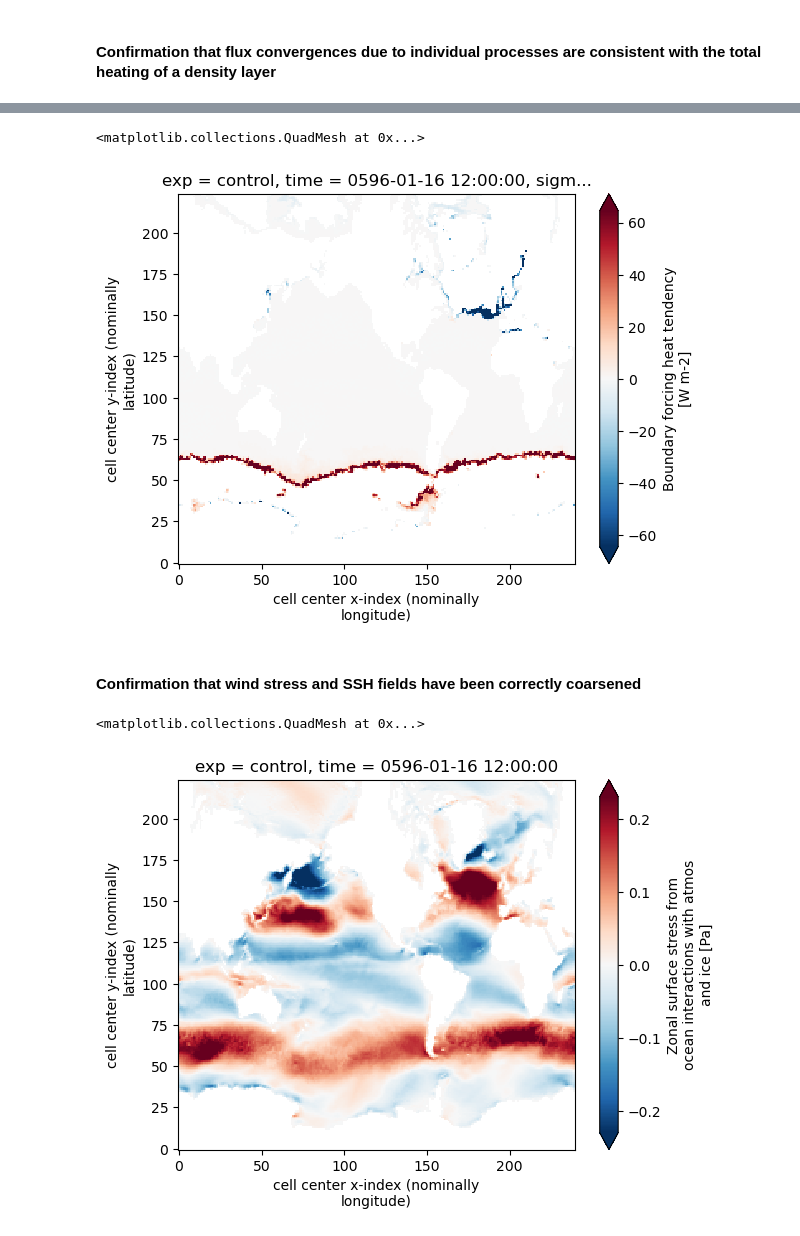
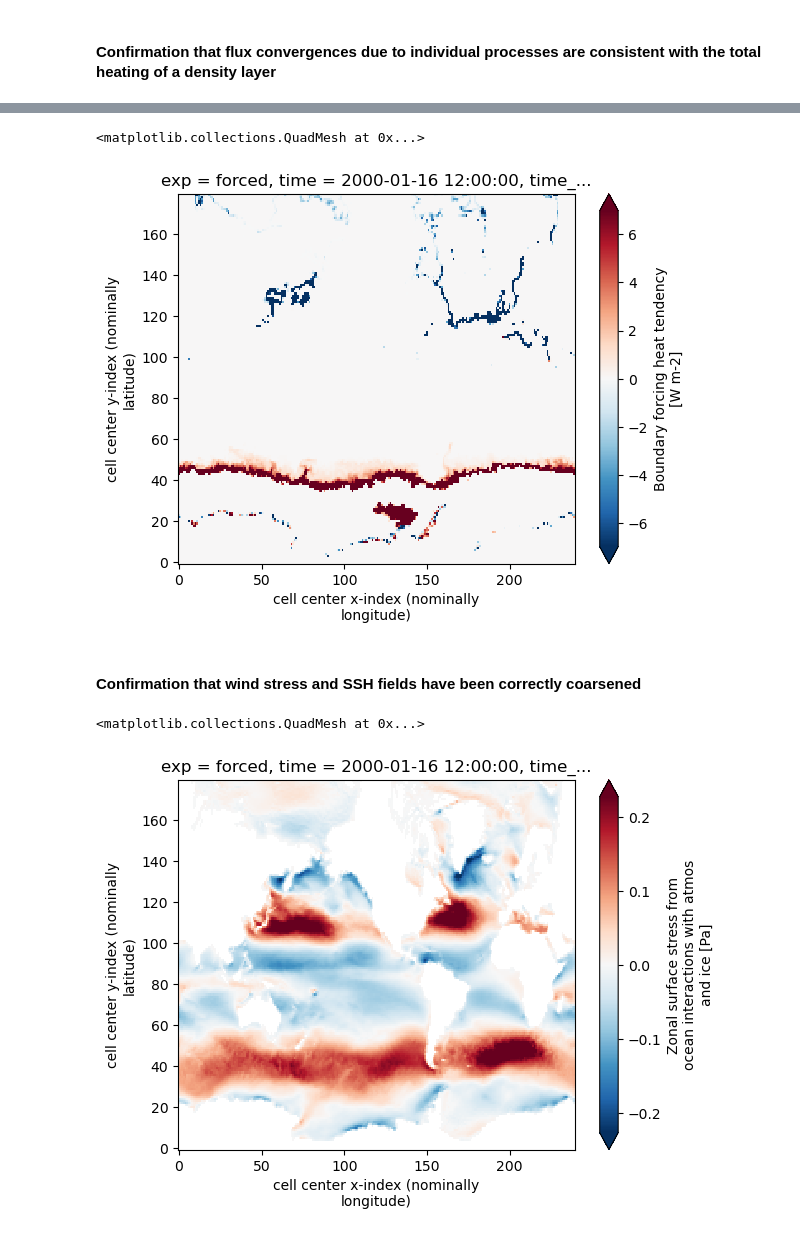
Before and after one commit to hdrake/CM4Xutils, a Jupyter notebook: examples/coarsen_budget_diags.ipynb, the cells around one changed output, grey strips where cells are left out. Saved outputs shown, nothing was run; the diff lists cells and outputs as text; code cells hidden in the pictures.

```diff
--- a/examples/coarsen_budget_diags.ipynb
+++ b/examples/coarsen_budget_diags.ipynb
@@ -63,6 +56,6 @@ grid._ds["hflso"].isel(exp=0, time=0).sum("z_l").plot(robust=True)
 # %% [markdown]
 ## Density-bin and coarsen diagnostics
 # %%
-ds = remap_budgets_to_sigma2_and_coarsen("CM4Xp125", 2345)
+ds = remap_budgets_to_sigma2_and_coarsen("CM4Xp25", 2000)
 display(ds)
 # %% [output]
@@ -132,15 +123,15 @@ rsdoabsorb_example.sum("sigma2_l").plot()
 # %%
-(ds["boundary_forcing_heat_tendency"]).isel(exp=0, time=0).sel(sigma2_l=35.75, method="nearest").plot(robust=True)
+(ds["boundary_forcing_heat_tendency"]).fillna(0.).isel(exp=0, time=0).sel(sigma2_l=35.75, method="nearest").plot(robust=True)
 # %% [output]
 <matplotlib.collections.QuadMesh at 0x...>
-[figure, old version]
+[figure, new version]
 # %% [markdown]
 #### Confirmation that wind stress and SSH fields have been correctly coarsened
 # %%
 ds["taux"].isel(exp=0, time=0).plot(robust=True)
 # %% [output]
 <matplotlib.collections.QuadMesh at 0x...>
-[figure, old version]
+[figure, new version]
 # %%
 ds["tauy"].isel(exp=0, time=0).plot(robust=True)
 # %% [output]
```
Also changed, not shown: parts of 16 cells of this notebook, 15 other files.
